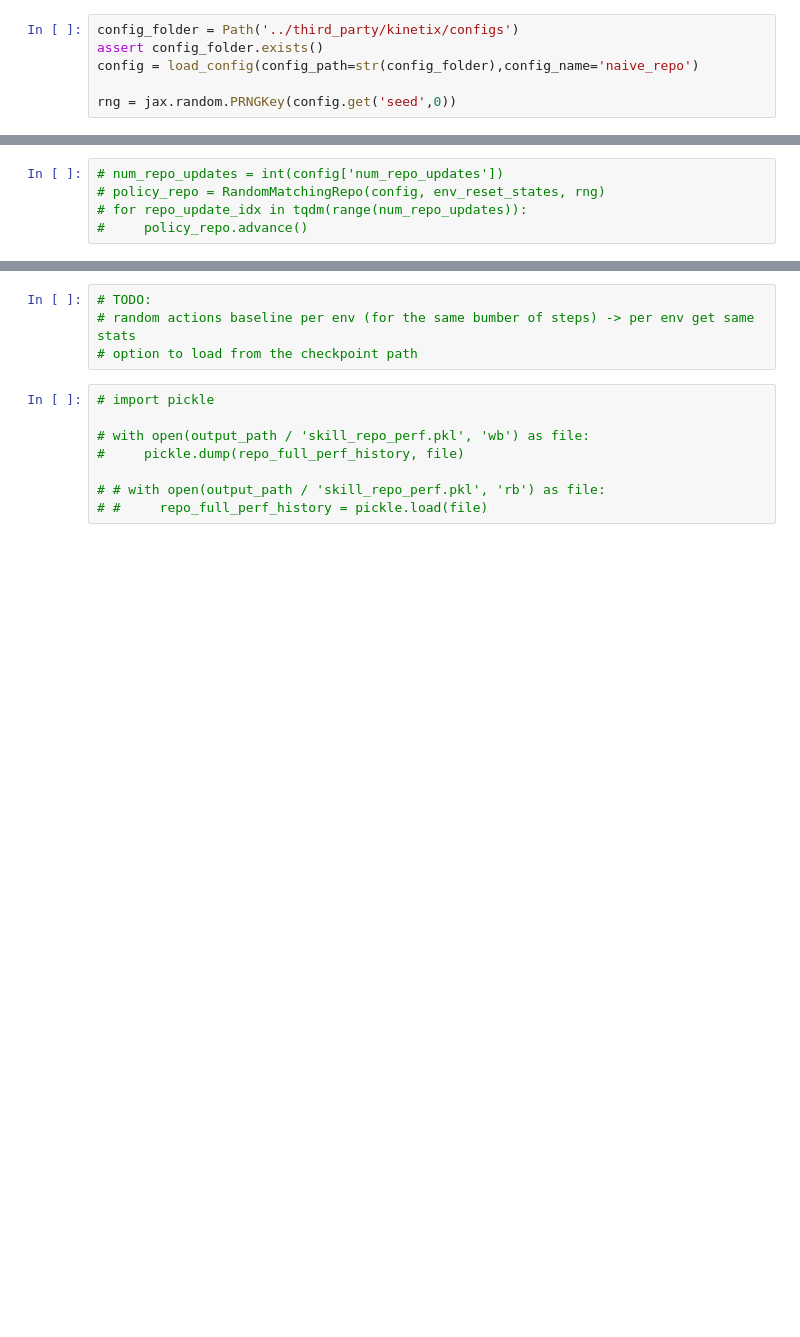
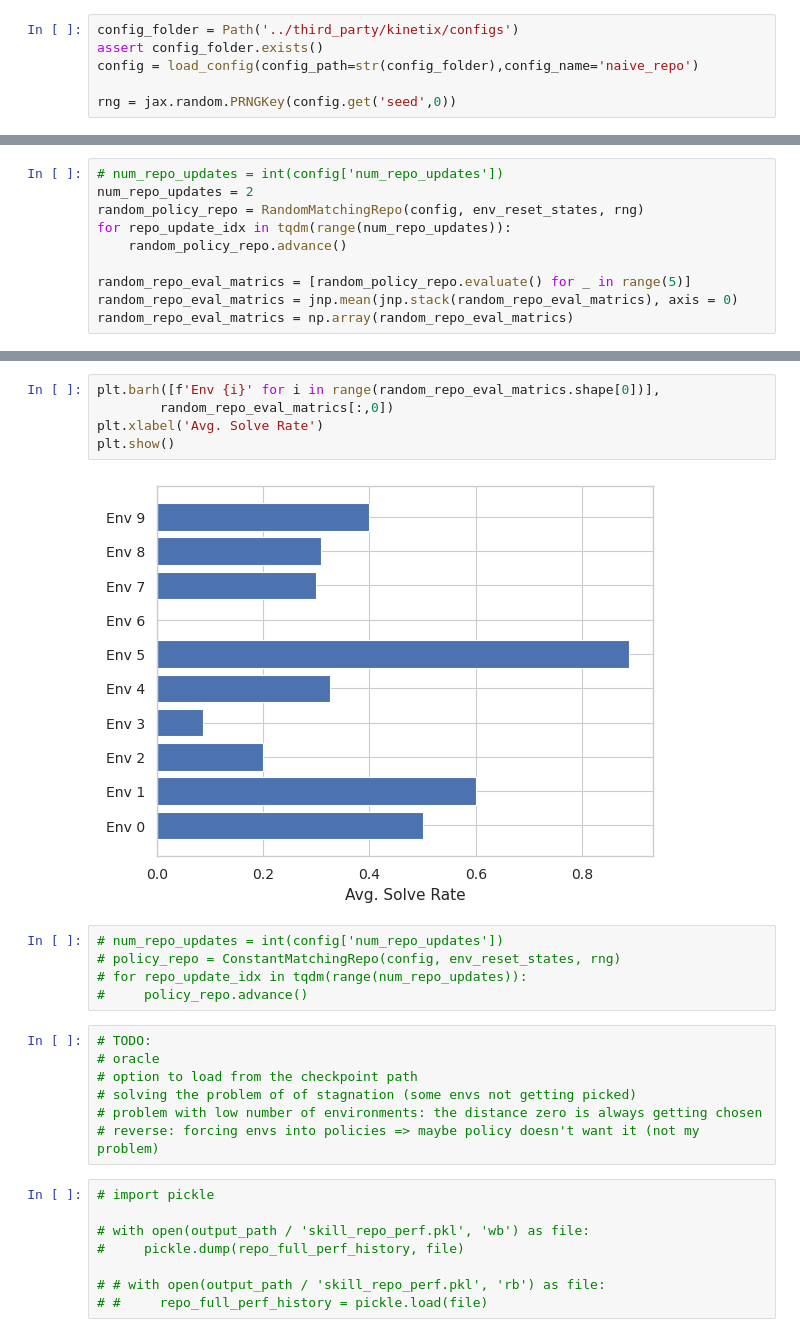
Before and after one commit to SobhanNili/Policy-Repository-Semester-Project, a Jupyter notebook: apa/repo_playground.ipynb, the cells around one changed output, grey strips where cells are left out. Saved outputs shown, nothing was run; the diff lists cells and outputs as text; blank space fills up the shorter version.

```diff
--- a/apa/repo_playground.ipynb
+++ b/apa/repo_playground.ipynb
@@ -84,6 +72,11 @@ else:
 Created static_env_params=StaticEnvParams(num_polygons=5, num_circles=2, num_joints=1, num_thrusters=1, max_polygon_vertices=4, num_solver_iterations=10, solver_batch_size=16, do_warm_starting=True, n ...
 # %%
 # num_repo_updates = int(config['num_repo_updates'])
-# policy_repo = RandomMatchingRepo(config, env_reset_states, rng)
-# for repo_update_idx in tqdm(range(num_repo_updates)):
-#     policy_repo.advance()
+num_repo_updates = 2
+random_policy_repo = RandomMatchingRepo(config, env_reset_states, rng)
+for repo_update_idx in tqdm(range(num_repo_updates)):
+    random_policy_repo.advance()
+
+random_repo_eval_matrics = [random_policy_repo.evaluate() for _ in range(5)]
+random_repo_eval_matrics = jnp.mean(jnp.stack(random_repo_eval_matrics), axis = 0)
+random_repo_eval_matrics = np.array(random_repo_eval_matrics)
@@ -114,7 +109,22 @@ for repo_update_idx in tqdm(range(num_repo_updates)):
+# %%
+plt.barh([f'Env {i}' for i in range(random_repo_eval_matrics.shape[0])],
+        random_repo_eval_matrics[:,0])
+plt.xlabel('Avg. Solve Rate')
+plt.show()
+# %% [output]
+[figure, added]
+# %%
+# num_repo_updates = int(config['num_repo_updates'])
+# policy_repo = ConstantMatchingRepo(config, env_reset_states, rng)
+# for repo_update_idx in tqdm(range(num_repo_updates)):
+#     policy_repo.advance()
 # %%
 # TODO:
-# random actions baseline per env (for the same bumber of steps) -> per env get same stats
+# oracle
 # option to load from the checkpoint path
+# solving the problem of of stagnation (some envs not getting picked)
+# problem with low number of environments: the distance zero is always getting chosen
+# reverse: forcing envs into policies => maybe policy doesn't want it (not my problem)
 # %%
 # import pickle
 
```
Also changed, not shown: parts of 7 cells of this notebook, 7 other files.
